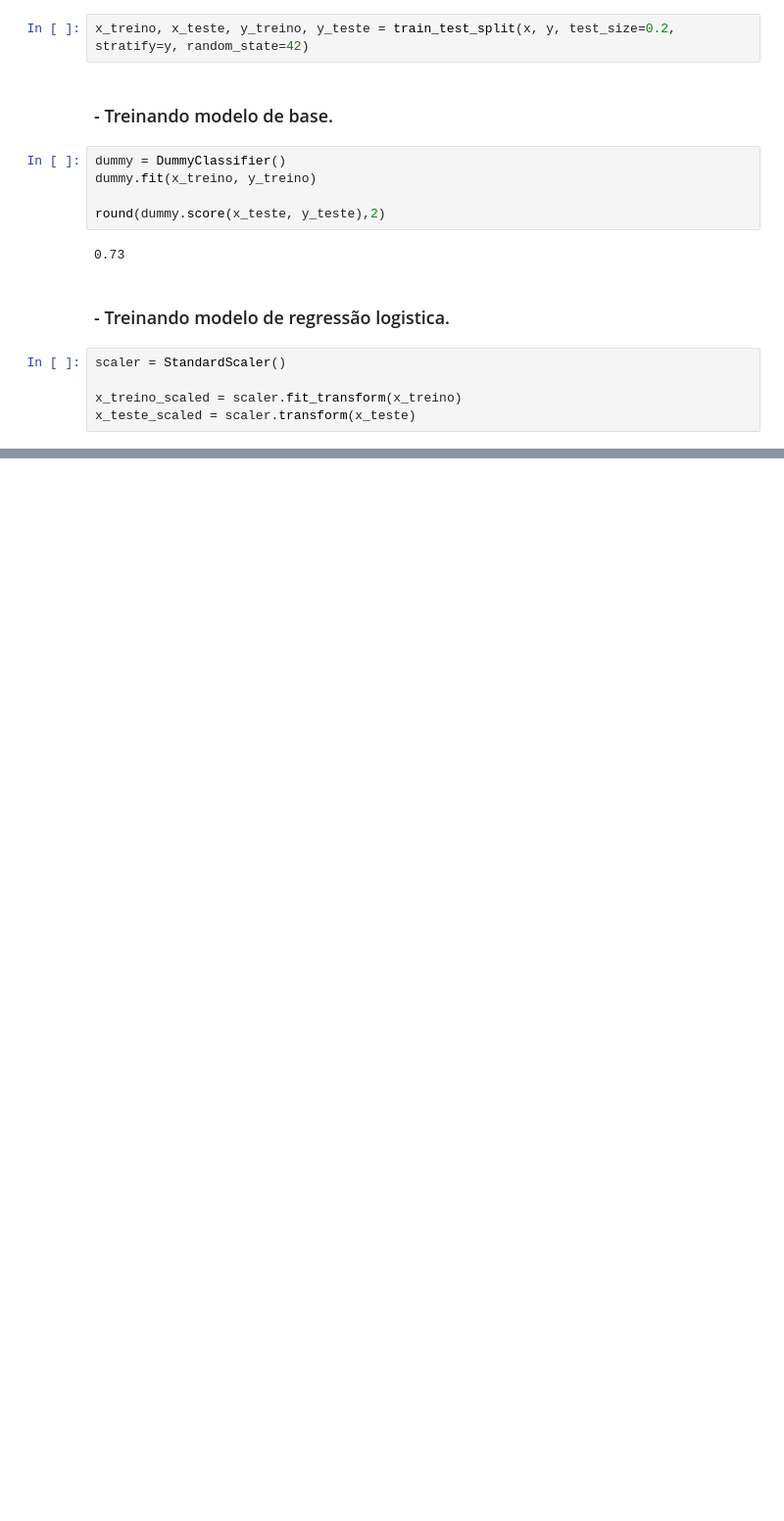
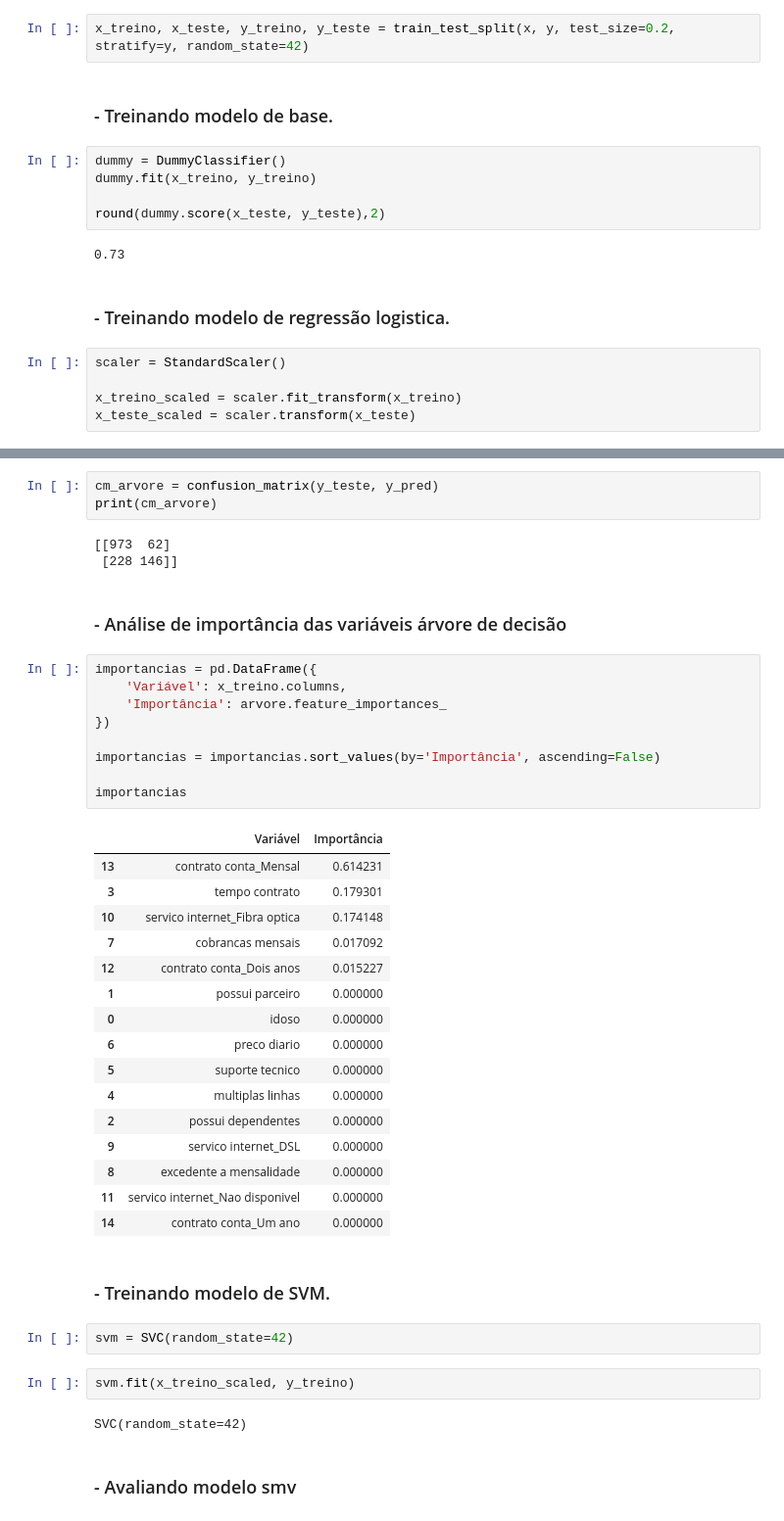
Before and after one commit to DaDosValle/Analise_Preditiva-Machine_Learning-TelecomX, a Jupyter notebook: Analise_Preditiva_TelecomX.ipynb, the cells around one changed output, grey strips where cells are left out. Shown at 98% size. Cells and saved outputs as stored; diff of their text form; blank space fills up the shorter version.

```diff
--- a/Analise_Preditiva_TelecomX.ipynb
+++ b/Analise_Preditiva_TelecomX.ipynb
@@ -420,0 +445,44 @@ print("Matriz de Confusão:\n", confusion_matrix(y_teste, y_pred_tree))
+# %%
+cm_arvore = confusion_matrix(y_teste, y_pred)
+print(cm_arvore)
+# %% [output]
+[[973  62]
+ [228 146]]
+# %% [markdown]
+### - Análise de importância das variáveis árvore de decisão
+# %%
+importancias = pd.DataFrame({
+    'Variável': x_treino.columns,
+    'Importância': arvore.feature_importances_
+})
+
+importancias = importancias.sort_values(by='Importância', ascending=False)
+
+importancias
+# %% [output]
+|  | Variável | Importância |
+| 13 | contrato conta_Mensal | 0.614231 |
+| 3 | tempo contrato | 0.179301 |
+| 10 | servico internet_Fibra optica | 0.174148 |
+| 7 | cobrancas mensais | 0.017092 |
+| 12 | contrato conta_Dois anos | 0.015227 |
+| 1 | possui parceiro | 0.000000 |
+| 0 | idoso | 0.000000 |
+| 6 | preco diario | 0.000000 |
+| 5 | suporte tecnico | 0.000000 |
+| 4 | multiplas linhas | 0.000000 |
+| 2 | possui dependentes | 0.000000 |
+| 9 | servico internet_DSL | 0.000000 |
+| 8 | excedente a mensalidade | 0.000000 |
+| 11 | servico internet_Nao disponivel | 0.000000 |
+| 14 | contrato conta_Um ano | 0.000000 |
+# %% [markdown]
+### -  Treinando modelo de SVM.
+# %%
+svm = SVC(random_state=42)
+# %%
+svm.fit(x_treino_scaled, y_treino)
+# %% [output]
+SVC(random_state=42)
+# %% [markdown]
+### - Avaliando modelo smv
```
Also changed, not shown: parts of 39 cells of this notebook.
